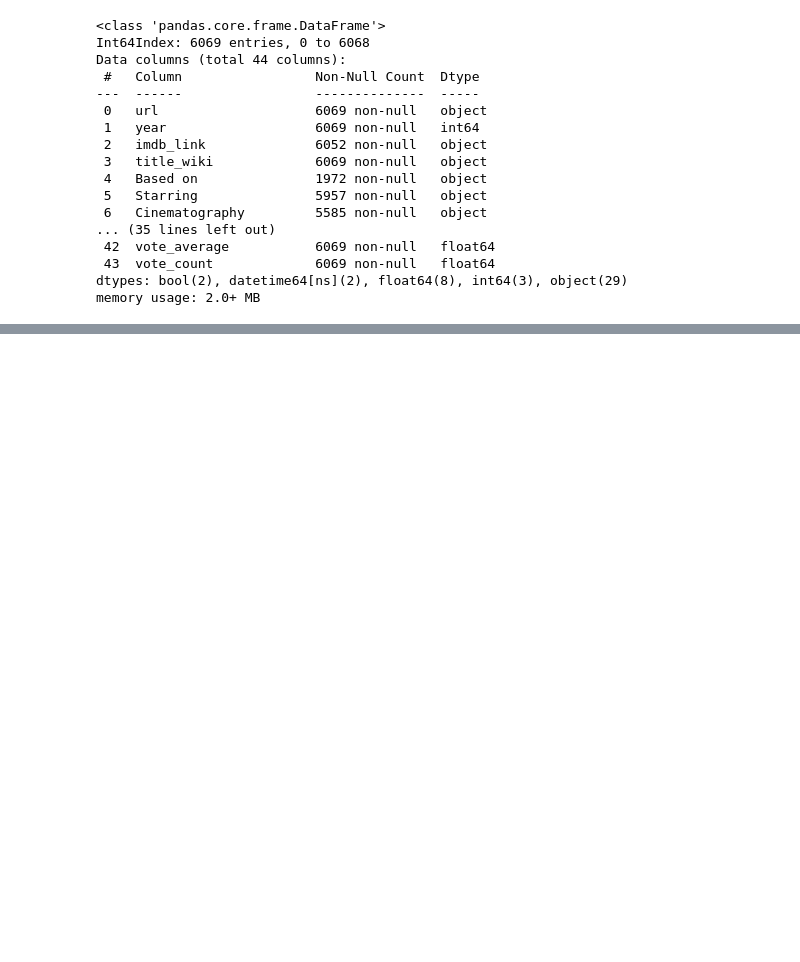
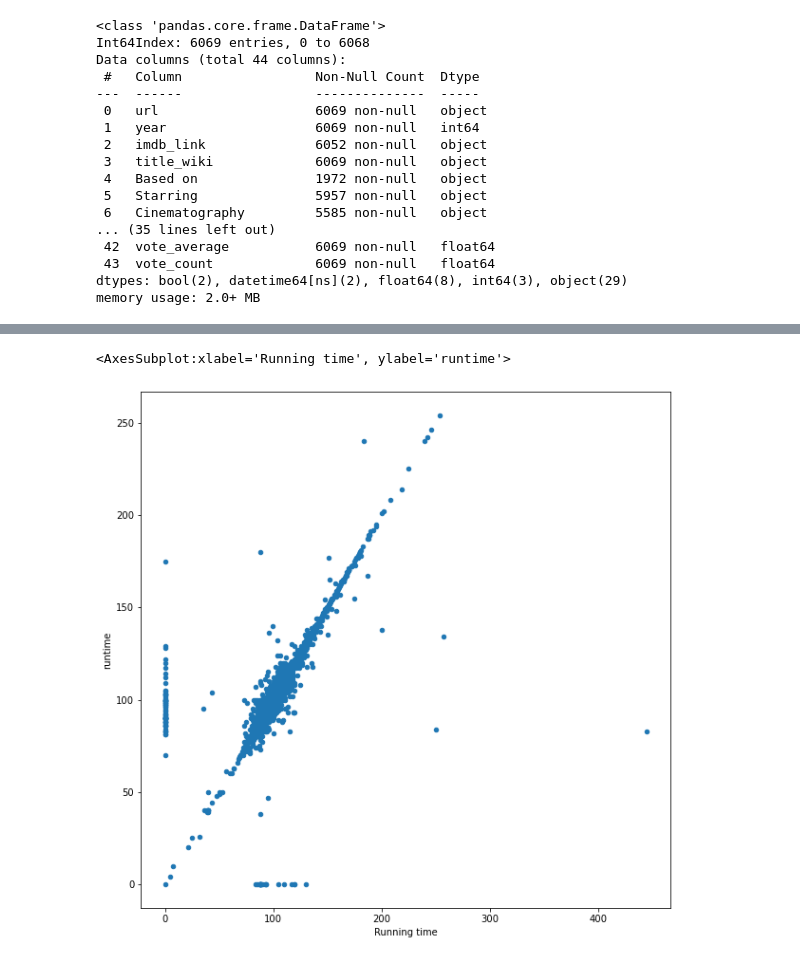
Before and after one commit to Bag0niku/Movies-ETL, a Jupyter notebook: Data_Cleaning.ipynb, the cells around one changed output, grey strips where cells are left out. Saved outputs shown, nothing was run; the diff lists cells and outputs as text; code cells hidden in the pictures; blank space fills up the shorter version.

```diff
--- a/Data_Cleaning.ipynb
+++ b/Data_Cleaning.ipynb
@@ -1707,0 +1835,5 @@ memory usage: 2.0+ MB
+# %%
+first_merge.fillna(0).plot(x='Running time', y='runtime', figsize=(10,10), kind='scatter')
+# %% [output]
+<AxesSubplot:xlabel='Running time', ylabel='runtime'>
+[figure, added]
```
Also changed, not shown: parts of 28 cells of this notebook.
